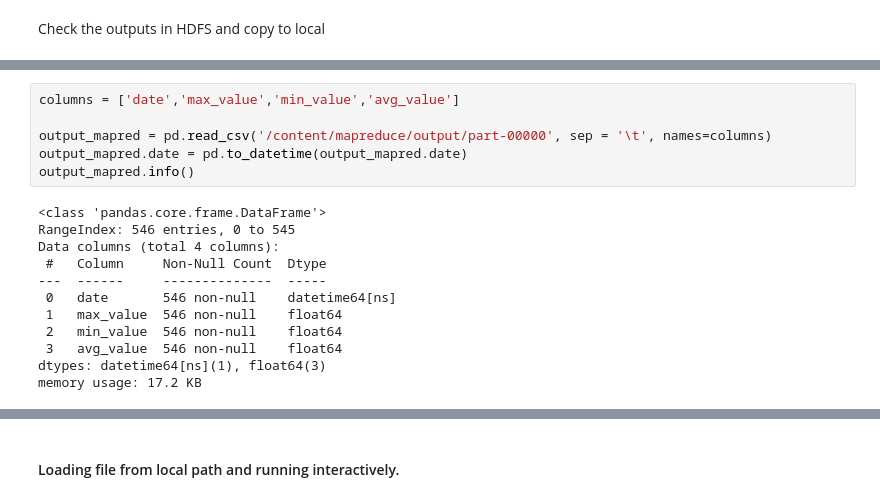
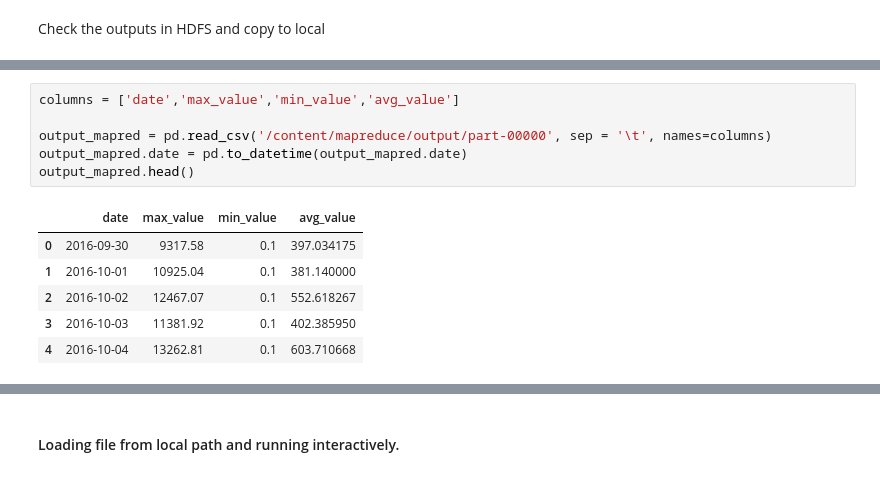
Before and after one commit to MarioNavarrete/bigdata-colab, a Jupyter notebook: bigdata_colab.ipynb, the cells around one changed output, grey strips where cells are left out. Saved outputs shown, nothing was run; the diff lists cells and outputs as text.

```diff
--- a/bigdata_colab.ipynb
+++ b/bigdata_colab.ipynb
@@ -97,18 +104,13 @@ Found 2 items
 # %%
 columns = ['date','max_value','min_value','avg_value']
 
 output_mapred = pd.read_csv('/content/mapreduce/output/part-00000', sep = '\t', names=columns)
 output_mapred.date = pd.to_datetime(output_mapred.date)
-output_mapred.info()
+output_mapred.head()
 # %% [output]
-<class 'pandas.core.frame.DataFrame'>
-RangeIndex: 546 entries, 0 to 545
-Data columns (total 4 columns):
- #   Column     Non-Null Count  Dtype
----  ------     --------------  -----
- 0   date       546 non-null    datetime64[ns]
- 1   max_value  546 non-null    float64
- 2   min_value  546 non-null    float64
- 3   avg_value  546 non-null    float64
-dtypes: datetime64[ns](1), float64(3)
-memory usage: 17.2 KB
+|  | date | max_value | min_value | avg_value |
+| 0 | 2016-09-30 | 9317.58 | 0.1 | 397.034175 |
+| 1 | 2016-10-01 | 10925.04 | 0.1 | 381.140000 |
+| 2 | 2016-10-02 | 12467.07 | 0.1 | 552.618267 |
+| 3 | 2016-10-03 | 11381.92 | 0.1 | 402.385950 |
+| 4 | 2016-10-04 | 13262.81 | 0.1 | 603.710668 |
```
Also changed, not shown: parts of 41 cells of this notebook.
